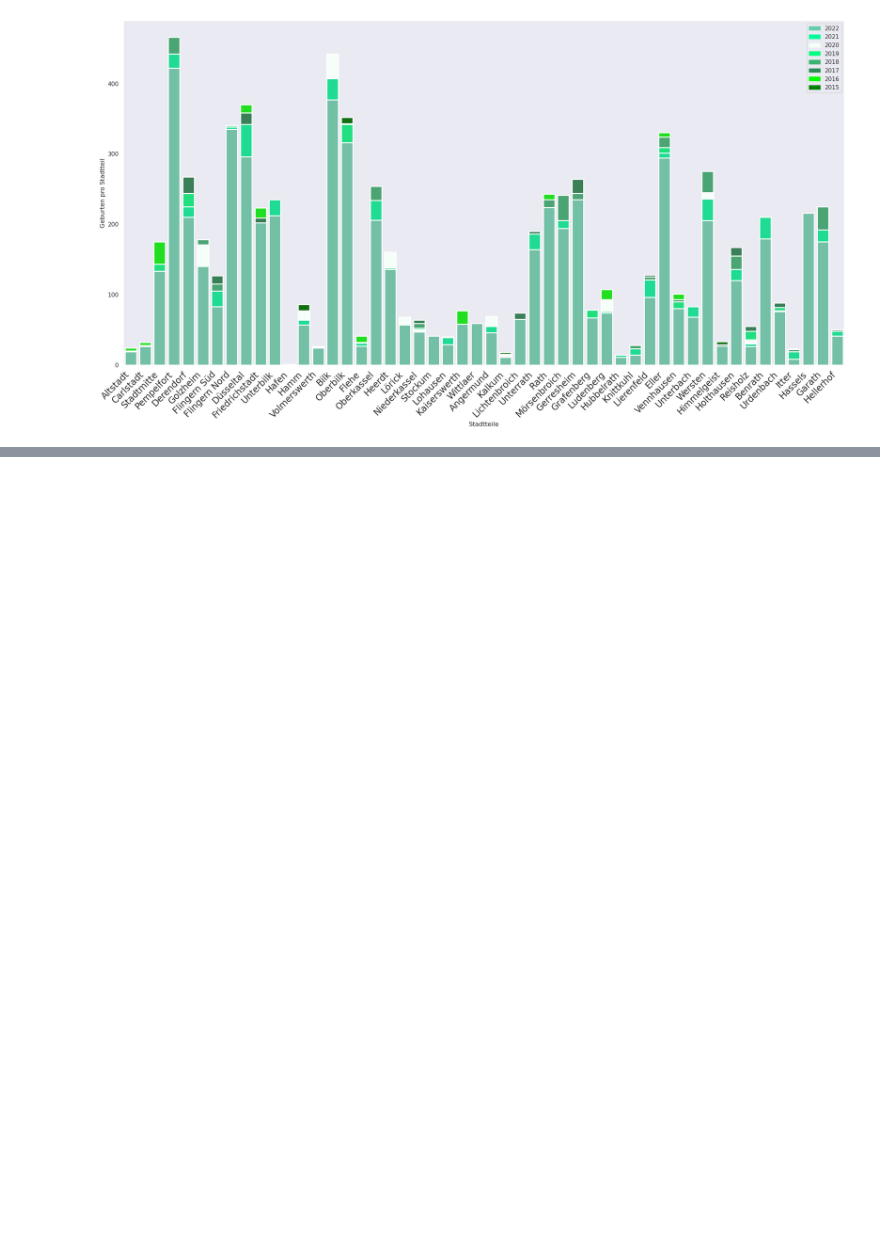
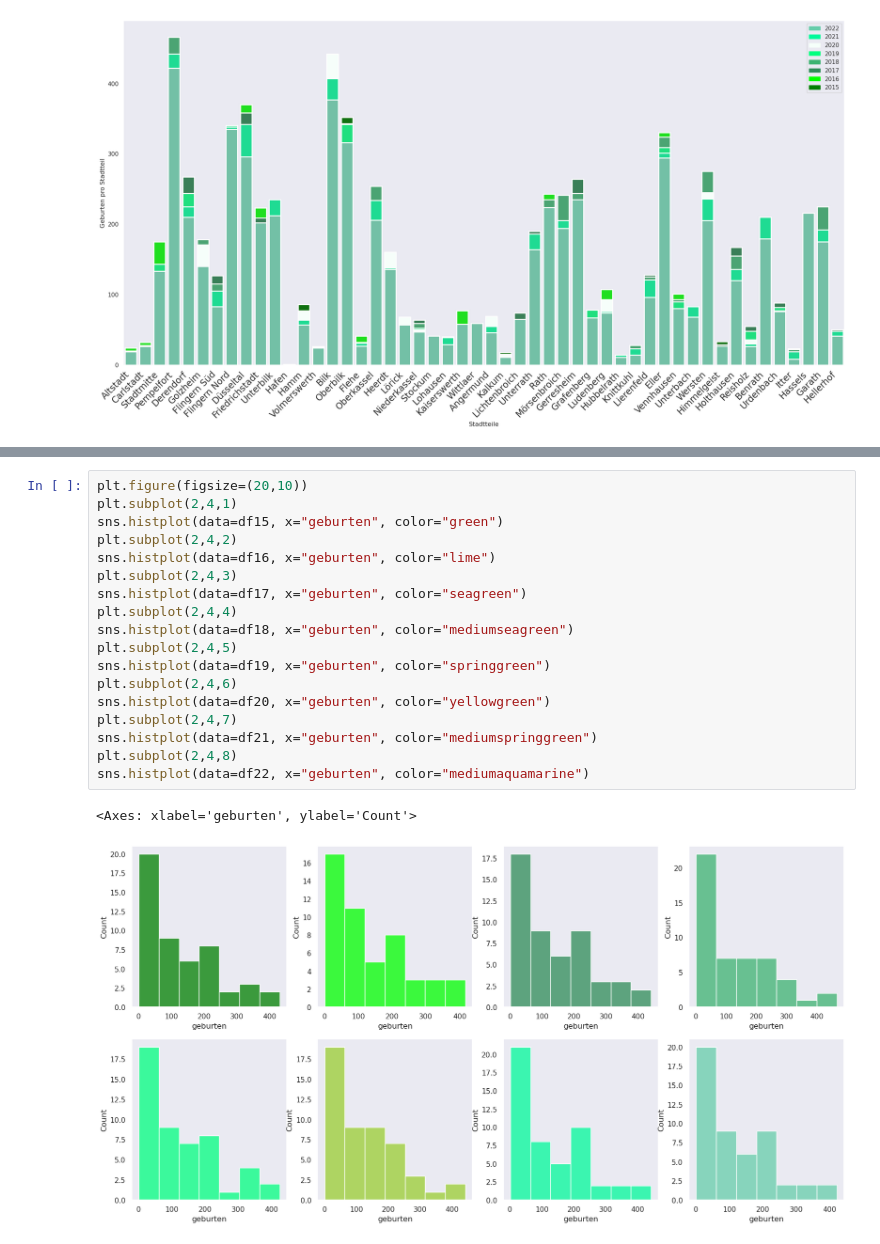
Before and after one commit to Drenaix/Births-in-Duesseldorf-2015-to-2022, a Jupyter notebook: geburten.ipynb, the cells around one changed output, grey strips where cells are left out. Saved outputs shown, nothing was run; the diff lists cells and outputs as text; blank space fills up the shorter version.

```diff
--- a/geburten.ipynb
+++ b/geburten.ipynb
@@ -164,0 +149,21 @@ fontsize='x-large')
+# %%
+plt.figure(figsize=(20,10))
+plt.subplot(2,4,1)
+sns.histplot(data=df15, x="geburten", color="green")
+plt.subplot(2,4,2)
+sns.histplot(data=df16, x="geburten", color="lime")
+plt.subplot(2,4,3)
+sns.histplot(data=df17, x="geburten", color="seagreen")
+plt.subplot(2,4,4)
+sns.histplot(data=df18, x="geburten", color="mediumseagreen")
+plt.subplot(2,4,5)
+sns.histplot(data=df19, x="geburten", color="springgreen")
+plt.subplot(2,4,6)
+sns.histplot(data=df20, x="geburten", color="yellowgreen")
+plt.subplot(2,4,7)
+sns.histplot(data=df21, x="geburten", color="mediumspringgreen")
+plt.subplot(2,4,8)
+sns.histplot(data=df22, x="geburten", color="mediumaquamarine")
+# %% [output]
+<Axes: xlabel='geburten', ylabel='Count'>
+[figure, added]
```
Also changed, not shown: parts of 7 cells of this notebook.
